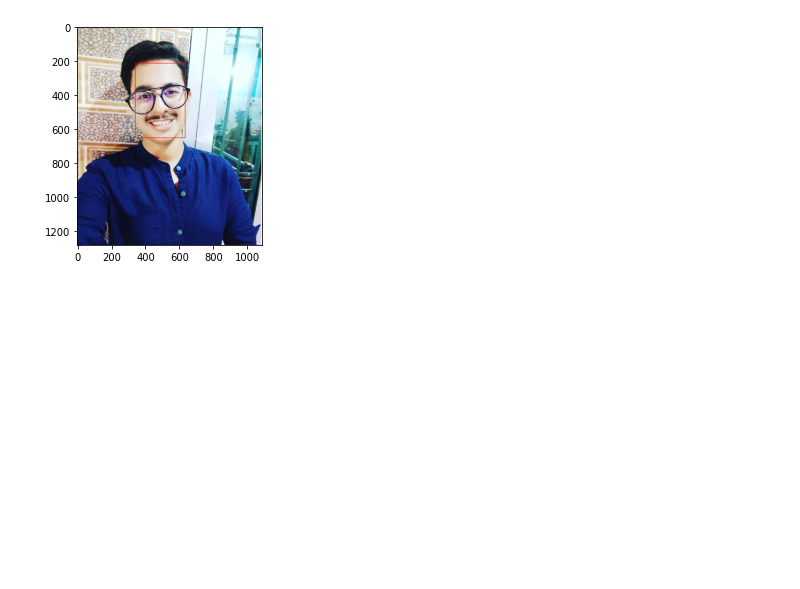
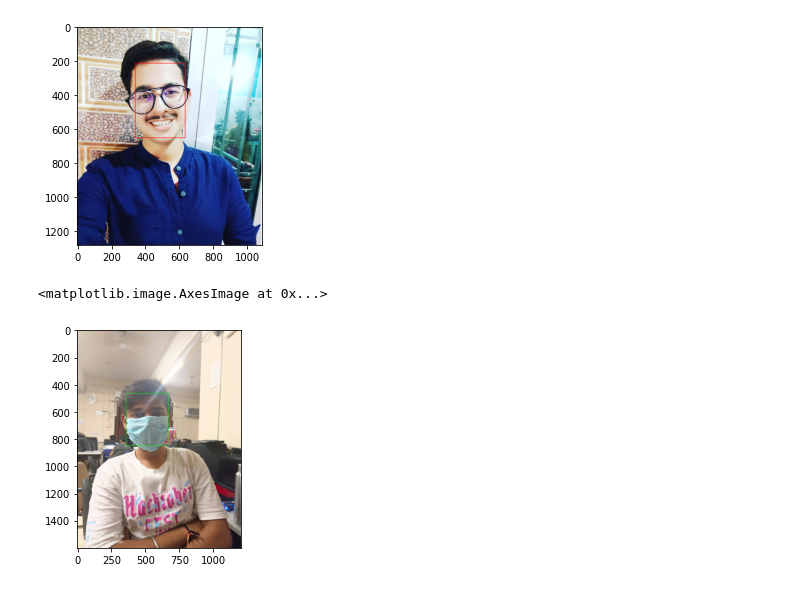
Before and after one commit to Shashank140/ML-project, a Jupyter notebook: code/Mask_detector.ipynb, the cells around one changed output. Saved outputs shown, nothing was run; the diff lists cells and outputs as text; code cells hidden in the pictures; blank space fills up the shorter version.

```diff
--- a/code/Mask_detector.ipynb
+++ b/code/Mask_detector.ipynb
@@ -282,3 +289,54 @@ plt.imshow(img[...,::-1])
 # %% [output]
 <matplotlib.image.AxesImage at 0x...>
 [figure]
+# %%
+# Test the Model on a Picture
+
+FILE_PATH = "/content/drive/MyDrive/ML/dataset/Test_Images/test_5.jpg"
+
+img = cv2.imread(FILE_PATH)
+masked_faces = []
+unmasked_faces = []
+
+# Detect Faces
+detections = detector.detect(img[:,:,::-1])
+
+if detections.shape[0]>0:
+
+  for i in range(detections.shape[0]):
+
+    # Get Co-ordinates
+    x1 = int(detections[i][0])
+    x2 = int(detections[i][2])
+    y1 = int(detections[i][1])
+    y2 = int(detections[i][3])
+
+    # Predict Output
+    face_arr = cv2.resize(img[y1:y2,x1:x2,::-1], (224, 224), interpolation=cv2.INTER_NEAREST)
+    face_arr = np.expand_dims(face_arr, axis=0)
+    face_arr = resnet50.preprocess_input(face_arr)
+    match = mask_classifier.predict(face_arr)
+
+    if match[0][0]<0.5:
+      masked_faces.append([x1,y1,x2,y2])
+    else:
+      unmasked_faces.append([x1,y1,x2,y2])
+
+# Put Bounding Box on the Faces (Green:Masked,Red:Not-Masked)
+for f in range(len(masked_faces)):
+
+  a,b,c,d = masked_faces[f]
+  cv2.rectangle(img, (a,b), (c,d), (0,255,0), 2)
+
+for f in range(len(unmasked_faces)):
+
+  a,b,c,d = unmasked_faces[f]
+  cv2.rectangle(img, (a,b), (c,d), (0,0,255), 2)
+
+# Show Results
+#cv2.imshow('photo', img)
+#cv2.waitKey(0)
+plt.imshow(img[...,::-1])
+# %% [output]
+<matplotlib.image.AxesImage at 0x...>
+[figure, added]
```
Also changed, not shown: parts of 7 cells of this notebook.
